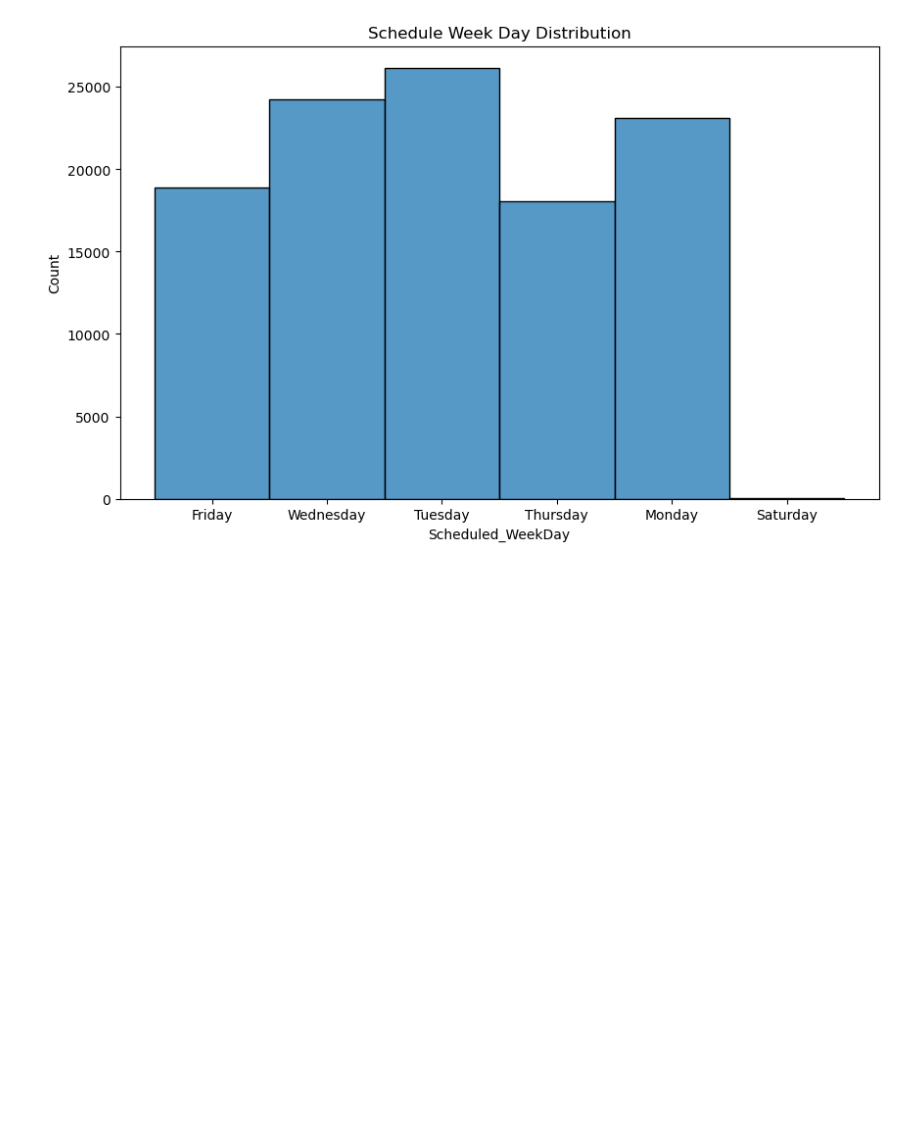
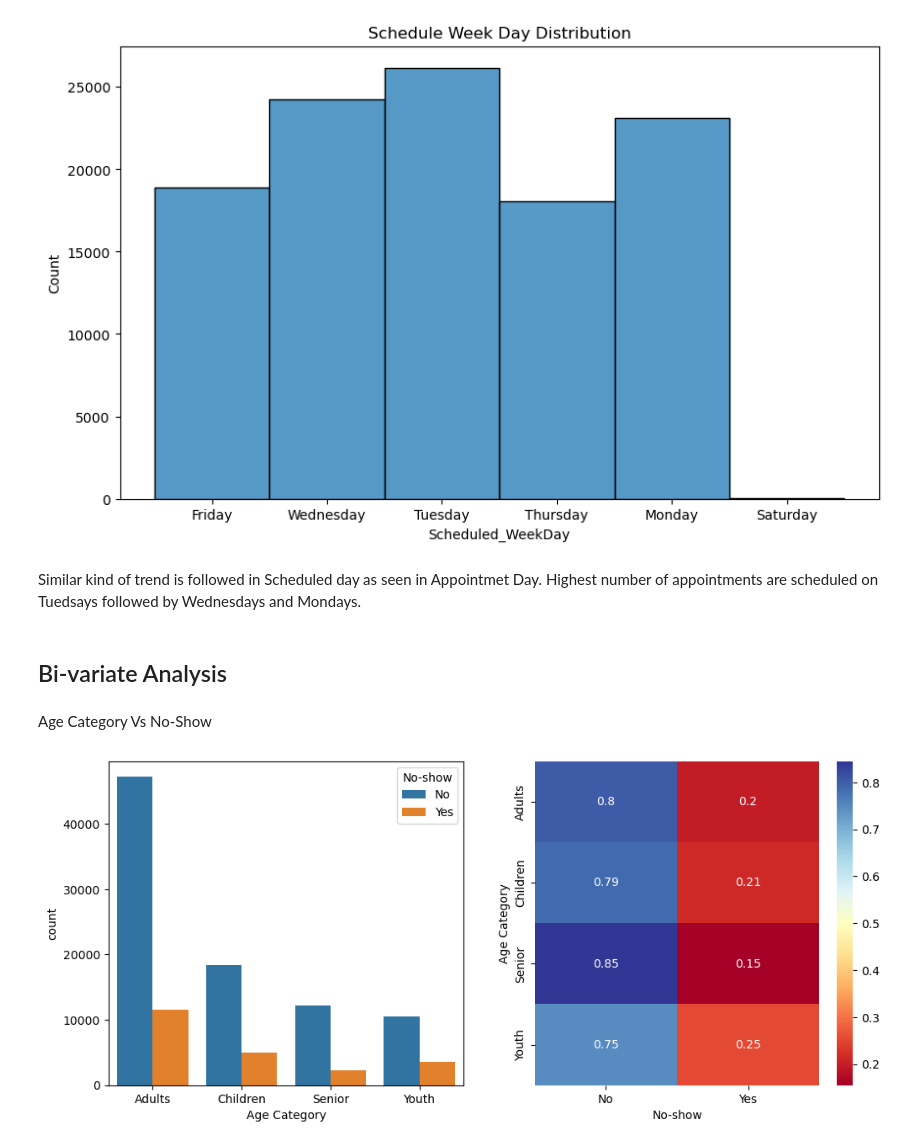
Before and after one commit to Milan1508/HealthCare_Data_Analysis, a Jupyter notebook: healthcare.ipynb, the cells around one changed output. Saved outputs shown, nothing was run; the diff lists cells and outputs as text; code cells hidden in the pictures; blank space fills up the shorter version.

```diff
--- a/healthcare.ipynb
+++ b/healthcare.ipynb
@@ -379,3 +383,20 @@ Thursday     0.163516
 Saturday     0.000217
 Name: Scheduled_WeekDay, dtype: float64
 [figure]
+# %% [markdown]
+Similar kind of trend is followed in Scheduled day as seen in Appointmet Day. Highest number of appointments are scheduled on Tuedsays followed by Wednesdays and Mondays.
+# %% [markdown]
+## Bi-variate Analysis
+# %% [markdown]
+Age Category Vs No-Show
+# %%
+plt.figure(figsize=(12,5))
+
+plt.subplot(121)
+sns.countplot(base_data,x='Age Category',hue = base_data['No-show'])
+
+plt.subplot(122)
+sns.heatmap(pd.crosstab(base_data['Age Category'], base_data['No-show'],normalize='index'),cmap="RdYlBu", annot=True)
+plt.show()
+# %% [output]
+[figure, added]
```
Also changed, not shown: parts of 2 cells of this notebook.
